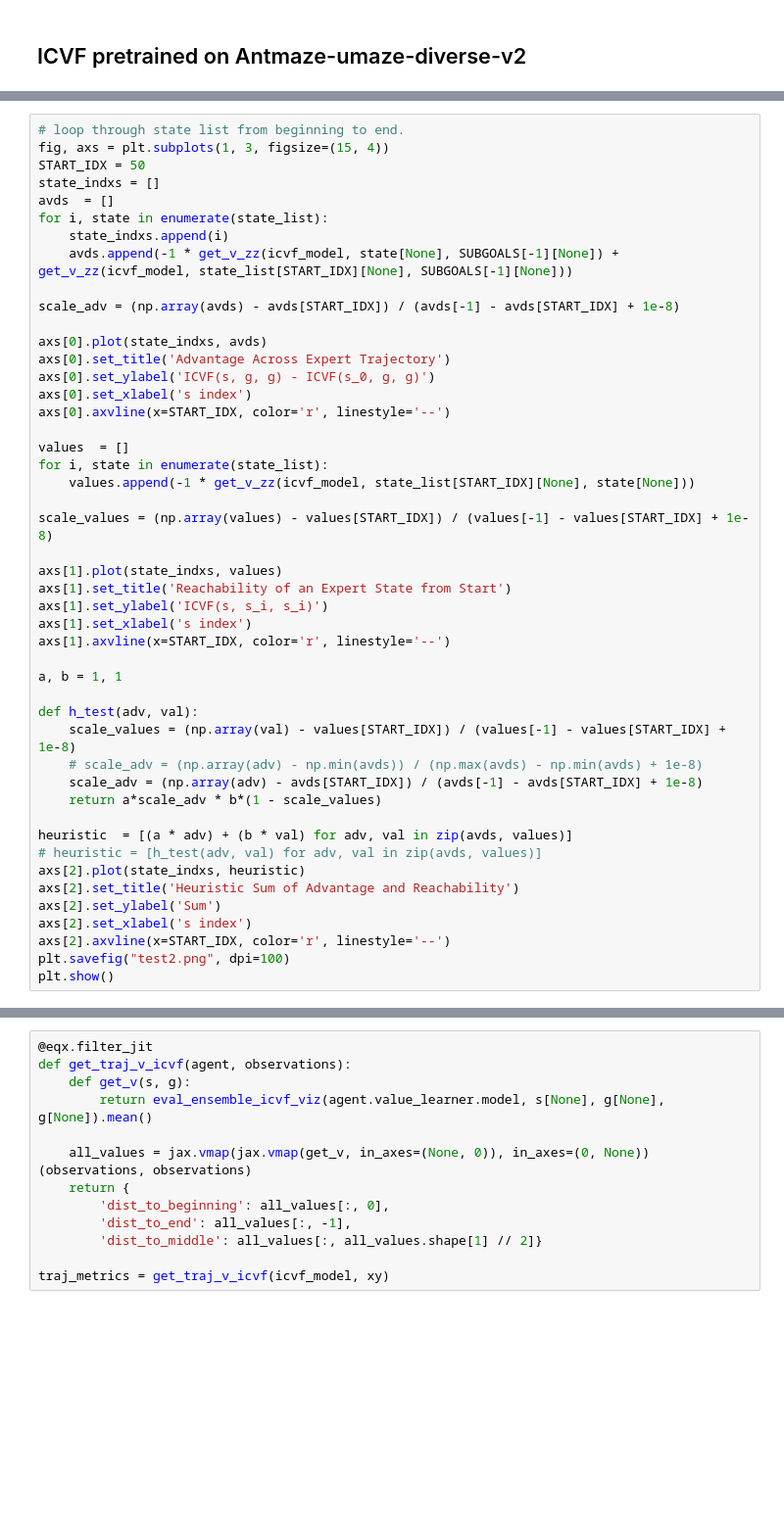
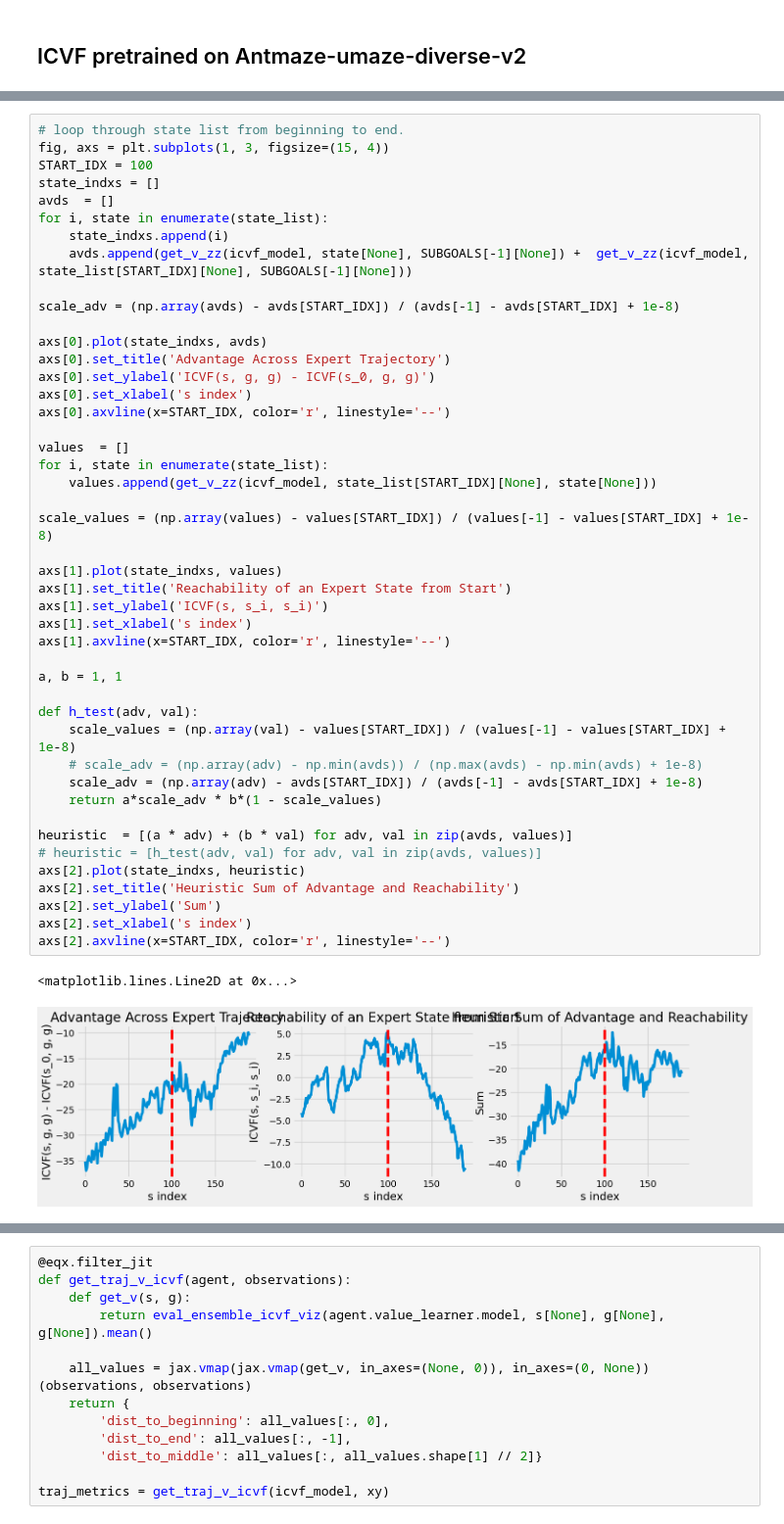
Before and after one commit to skylooop/AILOT, a Jupyter notebook: notebooks/D4RL_viz.ipynb, the cells around one changed output, grey strips where cells are left out. Shown at 98% size. Cells and saved outputs as stored; diff of their text form; blank space fills up the shorter version.

```diff
--- a/notebooks/D4RL_viz.ipynb
+++ b/notebooks/D4RL_viz.ipynb
@@ -263,12 +300,12 @@ for i in subgoal_switches:
 # %%
 # loop through state list from beginning to end.
 fig, axs = plt.subplots(1, 3, figsize=(15, 4))
-START_IDX = 50
+START_IDX = 100
 state_indxs = []
 avds  = []
 for i, state in enumerate(state_list):
     state_indxs.append(i)
-    avds.append(-1 * get_v_zz(icvf_model, state[None], SUBGOALS[-1][None]) +  get_v_zz(icvf_model, state_list[START_IDX][None], SUBGOALS[-1][None]))
+    avds.append(get_v_zz(icvf_model, state[None], SUBGOALS[-1][None]) +  get_v_zz(icvf_model, state_list[START_IDX][None], SUBGOALS[-1][None]))
 
 scale_adv = (np.array(avds) - avds[START_IDX]) / (avds[-1] - avds[START_IDX] + 1e-8)
 
@@ -277,33 +314,34 @@ axs[0].set_title('Advantage Across Expert Trajectory')
 axs[0].set_ylabel('ICVF(s, g, g) - ICVF(s_0, g, g)')
 axs[0].set_xlabel('s index')
 axs[0].axvline(x=START_IDX, color='r', linestyle='--')
 
 values  = []
 for i, state in enumerate(state_list):
-    values.append(-1 * get_v_zz(icvf_model, state_list[START_IDX][None], state[None]))
+    values.append(get_v_zz(icvf_model, state_list[START_IDX][None], state[None]))
 
 scale_values = (np.array(values) - values[START_IDX]) / (values[-1] - values[START_IDX] + 1e-8)
 
 axs[1].plot(state_indxs, values)
 axs[1].set_title('Reachability of an Expert State from Start')
 axs[1].set_ylabel('ICVF(s, s_i, s_i)')
 axs[1].set_xlabel('s index')
 axs[1].axvline(x=START_IDX, color='r', linestyle='--')
 
 a, b = 1, 1
 
 def h_test(adv, val):
     scale_values = (np.array(val) - values[START_IDX]) / (values[-1] - values[START_IDX] + 1e-8)
     # scale_adv = (np.array(adv) - np.min(avds)) / (np.max(avds) - np.min(avds) + 1e-8)
     scale_adv = (np.array(adv) - avds[START_IDX]) / (avds[-1] - avds[START_IDX] + 1e-8)
     return a*scale_adv * b*(1 - scale_values)
 
 heuristic  = [(a * adv) + (b * val) for adv, val in zip(avds, values)]
 # heuristic = [h_test(adv, val) for adv, val in zip(avds, values)]
 axs[2].plot(state_indxs, heuristic)
 axs[2].set_title('Heuristic Sum of Advantage and Reachability')
 axs[2].set_ylabel('Sum')
 axs[2].set_xlabel('s index')
 axs[2].axvline(x=START_IDX, color='r', linestyle='--')
-plt.savefig("test2.png", dpi=100)
-plt.show()
+# %% [output]
+<matplotlib.lines.Line2D at 0x...>
+[figure, added]
```
Also changed, not shown: parts of 16 cells of this notebook, 1 other file.
